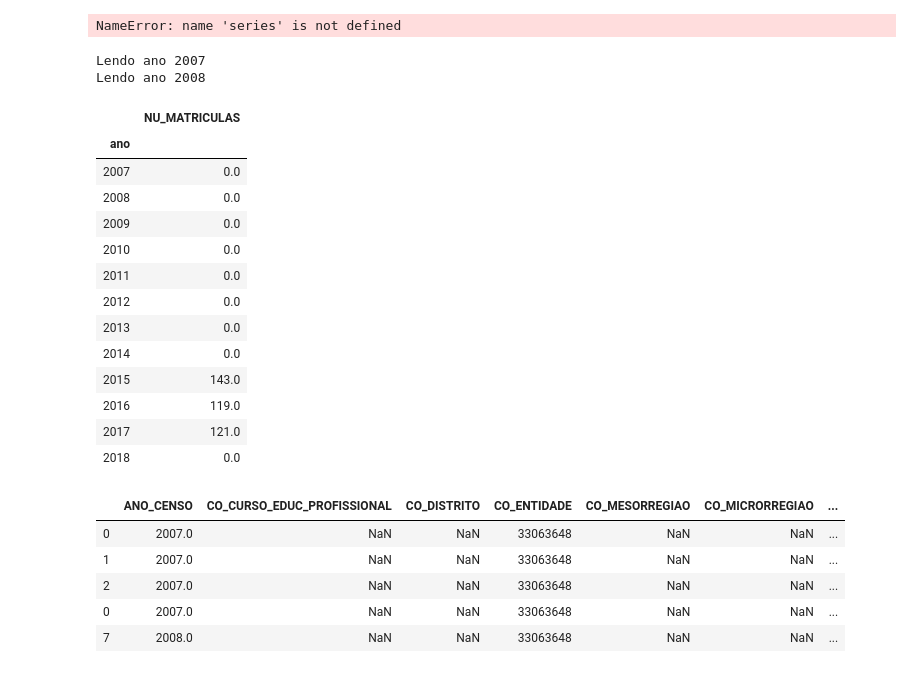
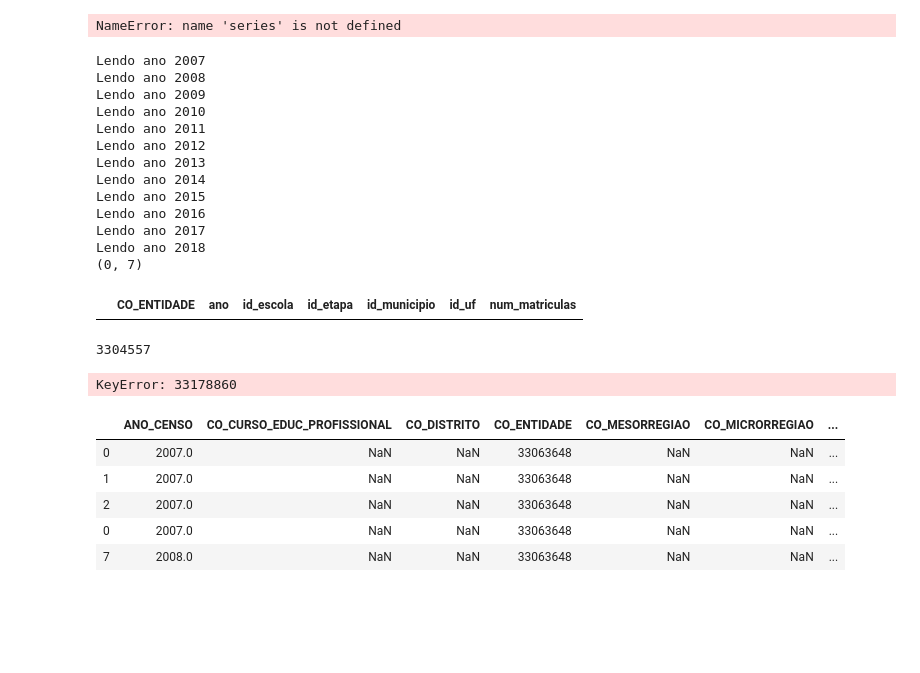
Before and after one commit to pauloneves/educacao, a Jupyter notebook: analisa.ipynb, the cells around one changed output. Cells and saved outputs as stored; diff of their text form; code cells hidden in the pictures; blank space fills up the shorter version.

```diff
--- a/analisa.ipynb
+++ b/analisa.ipynb
@@ -274,38 +276,44 @@ def le_turma(ano, escolas, serie):
     df_teste = pd.read_csv(
             dados_turma(ano),
             sep="|",
             encoding="latin1",
             nrows=1
         )
     map_colunas = colunas_turmas(df_teste.columns)
 
-#     col_etapa = 'TP_ETAPA_ENSINO'
-#     if col_etapa not in df_teste.columns:
-#         col_etapa = 'FK_COD_ETAPA_ENSINO'
-#     col_escola = 'CO_ENTIDADE'
-#     if col_escola not in df_teste.columns:
-#         col_escola = 'PK_COD_ENTIDADE'
 
     df_t = pd.concat((
-        df_t.rename(columns=map_colunas).query('id_etapa.isin(@primeiro_ano)')\
+        df_t.rename(columns=map_colunas).query('id_etapa.isin(@primeiro_ano) and id_uf == @CO_MUN_RIO')\
             .merge(escolas, left_on='id_escola', right_on='CO_ENTIDADE')
         for df_t in pd.read_csv(
             dados_turma(ano),
             sep="|",
             encoding="latin1",
             chunksize=1000, error_bad_lines=False,
             usecols=map_colunas.keys()
         )),
         sort=True
     )
     df_t['ano'] = ano
     return df_t
 
 df_primeiro_ano_turmas = pd.concat(
-    (le_turma(i, df_melhores.CO_ENTIDADE, primeiro_ano) for i in range(2007, 2019)), #2007 e 2008, 2009 falharam linhas diferentes
+    (le_turma(i, df_escolas.CO_ENTIDADE, primeiro_ano) for i in range(2007, 2019)), #2007 e 2008, 2009 falharam linhas diferentes
     sort=True)
 print(df_primeiro_ano_turmas.shape)
 df_primeiro_ano_turmas.head()
 # %% [output]
 Lendo ano 2007
 Lendo ano 2008
+Lendo ano 2009
+Lendo ano 2010
+Lendo ano 2011
+Lendo ano 2012
+Lendo ano 2013
+Lendo ano 2014
+Lendo ano 2015
+Lendo ano 2016
+Lendo ano 2017
+Lendo ano 2018
+(0, 7)
+|  | CO_ENTIDADE | ano | id_escola | id_etapa | id_municipio | id_uf | num_matriculas |
@@ -315,0 +320,4 @@ le_turma(2008, df_melhores.CO_ENTIDADE, primeiro_ano)
+# %%
+CO_MUN_RIO
+# %% [output]
+3304557
@@ -316,21 +326,9 @@ le_turma(2008, df_melhores.CO_ENTIDADE, primeiro_ano)
 # %%
-df_ano_um = df_primeiro_ano_turmas[['CO_ENTIDADE',  'ano', 'NU_MATRICULAS']].groupby(['CO_ENTIDADE', 'ano']).sum()
-df_ano_um.loc[CO_SAO_VICENTE]
+df_ano_um = df_primeiro_ano_turmas.groupby(['CO_ENTIDADE', 'ano'])['num_matriculas'].sum()
+CO_ELEVA=33178860
+df_ano_um.loc[CO_ELEVA]
 # %% [output]
-|  | NU_MATRICULAS |
-| ano |  |
-| 2007 | 0.0 |
-| 2008 | 0.0 |
-| 2009 | 0.0 |
-| 2010 | 0.0 |
-| 2011 | 0.0 |
-| 2012 | 0.0 |
-| 2013 | 0.0 |
-| 2014 | 0.0 |
-| 2015 | 143.0 |
-| 2016 | 119.0 |
-| 2017 | 121.0 |
-| 2018 | 0.0 |
+KeyError: 33178860
 # %%
 with pd.option_context('display.max_columns', None):
     display(df_primeiro_ano_turmas.loc[df_primeiro_ano_turmas.CO_ENTIDADE == CO_SAO_VICENTE].head())
```
Also changed, not shown: parts of 5 cells of this notebook, 2 other files.
